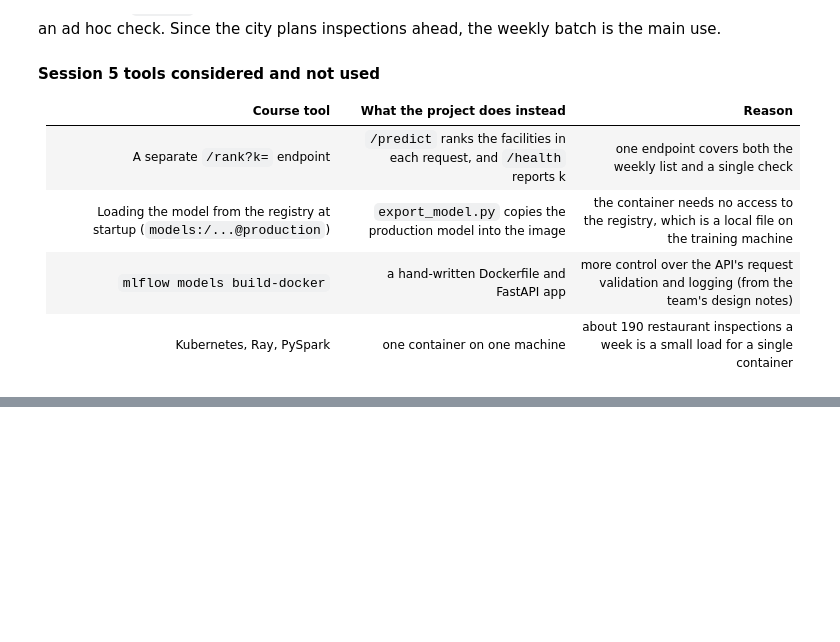
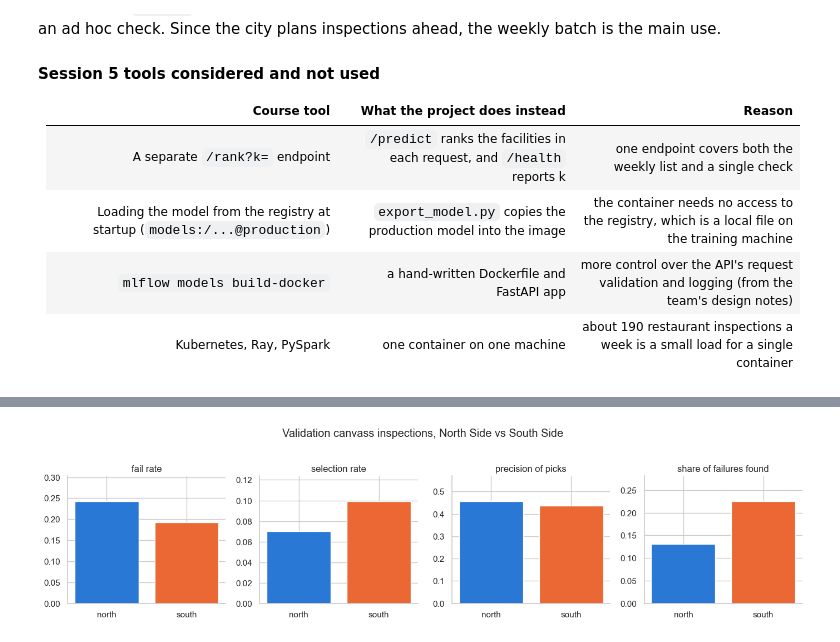
Before and after one commit to brookerios20/chicago-inspection-ranking-mlops, a Jupyter notebook: app/app.ipynb, the cells around one changed output, grey strips where cells are left out. Cells and saved outputs as stored; diff of their text form; code cells hidden in the pictures; blank space fills up the shorter version.

```diff
--- a/app/app.ipynb
+++ b/app/app.ipynb
@@ -3413,0 +3568,26 @@ Session 5 contrasted batch prediction (scoring many rows on a schedule, "compute
+# %%
+# This cell marks the model's weekly top-9 picks among the validation canvass inspections, then uses
+# Fairlearn's MetricFrame to compare the North and South Sides (split at Roosevelt Road, as in the
+# team's evaluation slices). Six inspections without coordinates are left out.
+from fairlearn.metrics import MetricFrame, count, demographic_parity_difference, selection_rate
+from sklearn.metrics import precision_score, recall_score
+
+from src.metrics import add_slice_columns
+
+k_week = int(version_info["k_week"])
+fairness = reference.drop(columns="score").merge(load_split("valid")[["inspection_id", "latitude"]],
+                                                 on="inspection_id", how="left")
+fairness = add_slice_columns(fairness)
+fairness = fairness[fairness["slice_region"] != "unknown"]
+fairness["picked"] = (fairness.groupby("week")["prediction"].rank(method="first", ascending=False)
+                      <= k_week).astype(int)
+
+region_frame = MetricFrame(
+    metrics={"inspections": count, "fail rate": lambda y_true, y_pred: y_true.mean(),
+             "selection rate": selection_rate, "precision of picks": precision_score,
+             "share of failures found": recall_score},
+    y_true=fairness["fail"], y_pred=fairness["picked"], sensitive_features=fairness["slice_region"])
+parity_gap = demographic_parity_difference(fairness["fail"], fairness["picked"],
+                                           sensitive_features=fairness["slice_region"])
+print("demographic parity difference (selection rate gap):", round(parity_gap, 3))
+region_frame.by_group.round(3)
@@ -3413,0 +3600,14 @@ Session 5 contrasted batch prediction (scoring many rows on a schedule, "compute
+# %%
+# This cell draws the four rates side by side for the two sides of the city.
+rates = region_frame.by_group.drop(columns="inspections")
+fig, axes = plt.subplots(1, 4, figsize=(14, 3.5), sharey=False)
+for ax, metric in zip(axes, rates.columns):
+    ax.bar(rates.index, rates[metric], color=["#2a78d6", "#eb6834"])
+    ax.set_title(metric)
+    ax.set_ylim(0, max(rates[metric].max() * 1.25, 0.1))
+sns.despine()
+plt.suptitle("Validation canvass inspections, North Side vs South Side", y=1.03)
+plt.tight_layout()
+plt.show()
+# %% [output]
+[figure, added]
```
Also changed, not shown: parts of 21 cells of this notebook, 3 other files.
